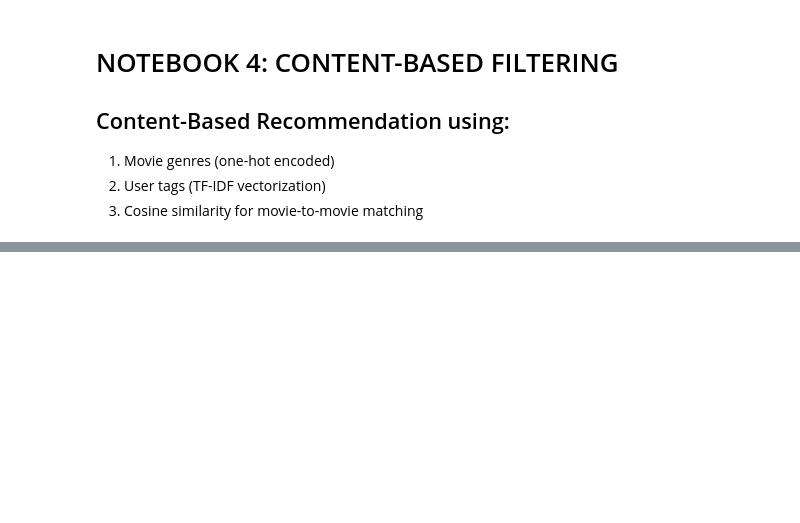
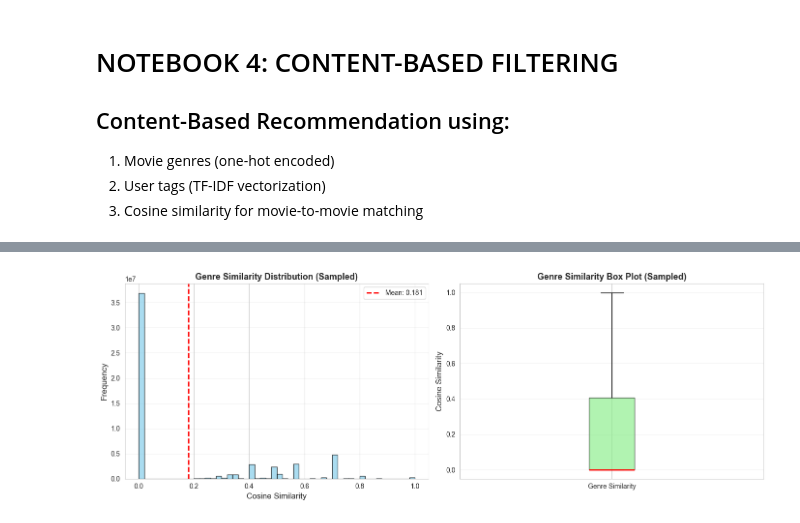
Before and after one commit to mhedi1/-MovieRecommenderSystem, a Jupyter notebook: notebooks/04_content_based_filtering.ipynb, the cells around one changed output, grey strips where cells are left out. Cells and saved outputs as stored; diff of their text form; code cells hidden in the pictures; blank space fills up the shorter version.

Commit message:
Update Notebook 4: Add all cell outputs and execution results

```diff
--- a/notebooks/04_content_based_filtering.ipynb
+++ b/notebooks/04_content_based_filtering.ipynb
@@ -227,0 +392,87 @@ movies_features.head()
+# %%
+
+print("\n" + "=" * 80)
+print("ANALYZING SIMILARITY DISTRIBUTION")
+print("=" * 80)
+
+# Memory-efficient approach: Sample similarities instead of loading all
+print("\nUsing memory-efficient sampling approach...")
+
+# Calculate statistics directly from matrix without creating full copy
+print(f"\nBasic statistics:")
+print(f"   Min similarity: {genre_similarity.min():.4f}")
+print(f"   Max similarity: {genre_similarity.max():.4f} (self-similarity)")
+
+# Calculate mean excluding diagonal
+n = genre_similarity.shape[0]
+total_sum = genre_similarity.sum()
+diagonal_sum = np.trace(genre_similarity)
+mean_without_diagonal = (total_sum - diagonal_sum) / (n * n - n)
+print(f"   Mean similarity (excl. diagonal): {mean_without_diagonal:.4f}")
+
+# Sample for detailed analysis (to avoid memory issues)
+print(f"\nSampling similarities for detailed analysis...")
+sample_size = min(10000, n)  # Sample 10,000 random movie pairs
+np.random.seed(42)
+sample_indices = np.random.choice(n, size=sample_size, replace=False)
+
+# Get similarities for sampled movies (excluding diagonal)
+sampled_similarities = []
+for i in sample_indices[:1000]:  # Use first 1000 from sample
+    row = genre_similarity[i]
+    # Exclude self-similarity
+    sampled_similarities.extend(row[row < 1.0])
+
+sampled_similarities = np.array(sampled_similarities)
+
+print(f"   Sampled {len(sampled_similarities):,} similarity scores")
+print(f"   Sample mean: {sampled_similarities.mean():.4f}")
+print(f"   Sample median: {np.median(sampled_similarities):.4f}")
+print(f"   Sample std: {sampled_similarities.std():.4f}")
+
+# Similarity distribution from sample
+print(f"\nSimilarity distribution (from sample):")
+print(f"   Very high (>=0.8): {(sampled_similarities >= 0.8).sum():,} ({(sampled_similarities >= 0.8).sum()/len(sampled_similarities)*100:.2f}%)")
+print(f"   High (0.6-0.8): {((sampled_similarities >= 0.6) & (sampled_similarities < 0.8)).sum():,} ({((sampled_similarities >= 0.6) & (sampled_similarities < 0.8)).sum()/len(sampled_similarities)*100:.2f}%)")
+print(f"   Medium (0.4-0.6): {((sampled_similarities >= 0.4) & (sampled_similarities < 0.6)).sum():,} ({((sampled_similarities >= 0.4) & (sampled_similarities < 0.6)).sum()/len(sampled_similarities)*100:.2f}%)")
+print(f"   Low (0.2-0.4): {((sampled_similarities >= 0.2) & (sampled_similarities < 0.4)).sum():,} ({((sampled_similarities >= 0.2) & (sampled_similarities < 0.4)).sum()/len(sampled_similarities)*100:.2f}%)")
+print(f"   Very low (<0.2): {(sampled_similarities < 0.2).sum():,} ({(sampled_similarities < 0.2).sum()/len(sampled_similarities)*100:.2f}%)")
+
+# Visualize similarity distribution
+print(f"\n" + "-" * 80)
+print("Creating visualizations...")
+print("-" * 80)
+
+fig, axes = plt.subplots(1, 2, figsize=(14, 5))
+
+# Histogram
+axes[0].hist(sampled_similarities, bins=50, color='skyblue', edgecolor='black', alpha=0.7)
+axes[0].set_xlabel('Cosine Similarity', fontsize=12)
+axes[0].set_ylabel('Frequency', fontsize=12)
+axes[0].set_title('Genre Similarity Distribution (Sampled)', fontsize=13, fontweight='bold')
+axes[0].axvline(sampled_similarities.mean(), color='red', linestyle='--', linewidth=2,
+                label=f'Mean: {sampled_similarities.mean():.3f}')
+axes[0].legend()
+axes[0].grid(axis='y', alpha=0.3)
+
+# Box plot
+bp = axes[1].boxplot([sampled_similarities], vert=True, patch_artist=True,
+                      boxprops=dict(facecolor='lightgreen', alpha=0.7),
+                      medianprops=dict(color='red', linewidth=2))
+axes[1].set_ylabel('Cosine Similarity', fontsize=12)
+axes[1].set_title('Genre Similarity Box Plot (Sampled)', fontsize=13, fontweight='bold')
+axes[1].set_xticklabels(['Genre Similarity'])
+axes[1].grid(axis='y', alpha=0.3)
+
+plt.tight_layout()
+plt.savefig(os.path.join(RESULTS_DIR, 'genre_similarity_distribution.png'),
+            dpi=300, bbox_inches='tight')
+print("   Saved: genre_similarity_distribution.png")
+plt.show()
+
+# Store mean for later use
+genre_mean_similarity = mean_without_diagonal
+
+print("\nAnalysis complete")
+print("=" * 80)
+# %% [output]
@@ -227,0 +496 @@ movies_features.head()
+[figure, added]
```
Also changed, not shown: parts of 49 cells of this notebook.
